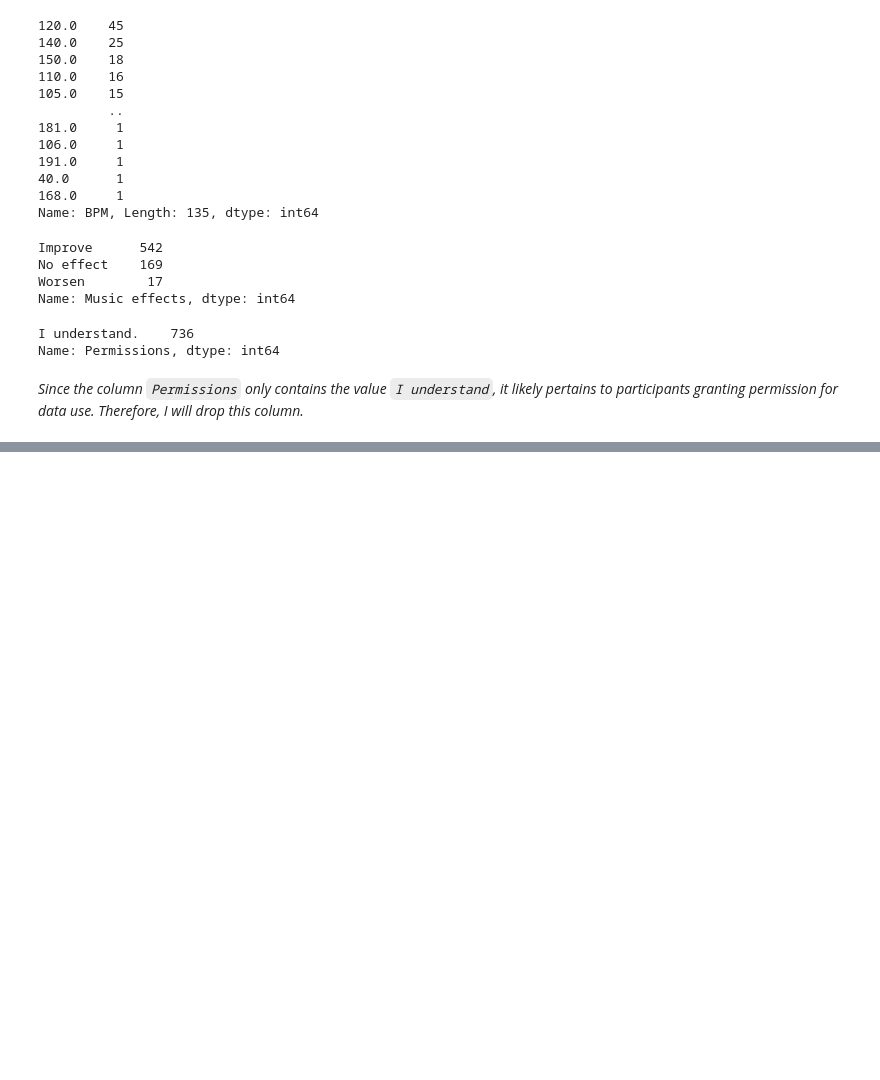
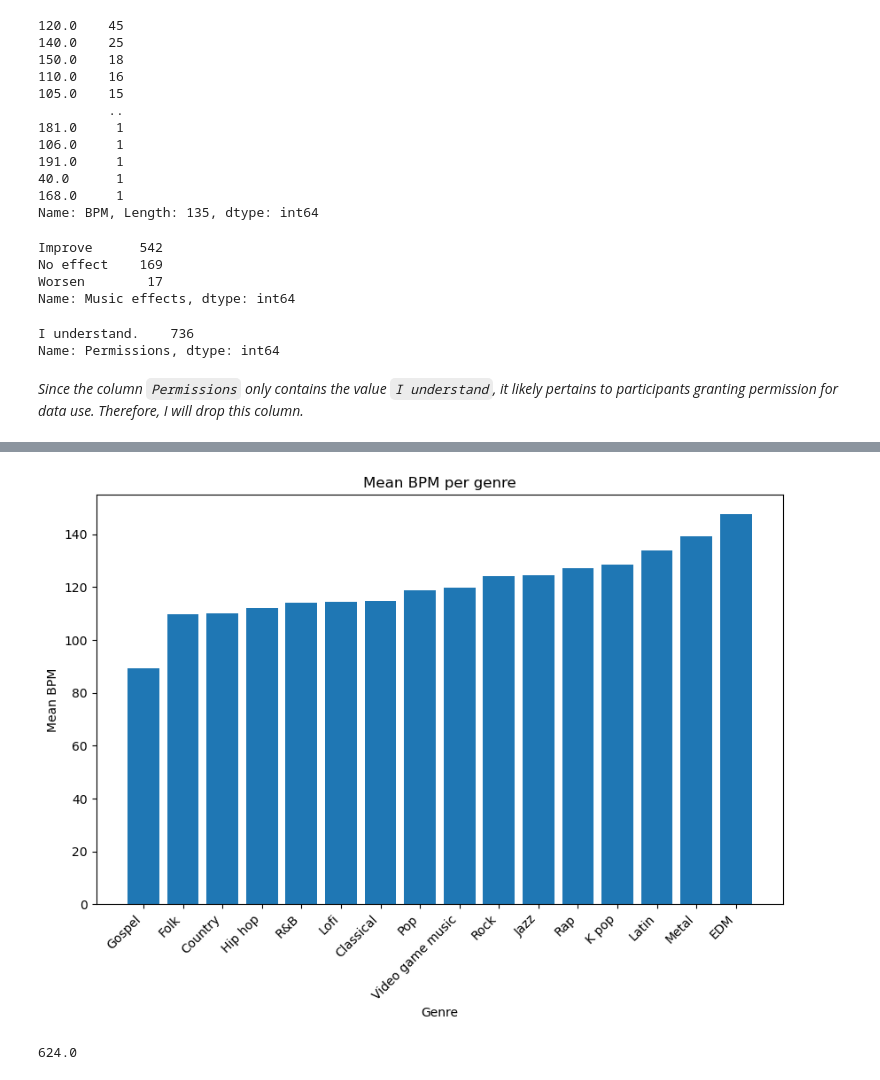
Before and after one commit to YahyaMOUDRIK/Students_Mental_Health_And_Music_Effects_Project, a Jupyter notebook: Students' Mental Health Project - Cleaning.ipynb, the cells around one changed output, grey strips where cells are left out. Drawn from its saved outputs; the diff is of its cells as text; code cells hidden in the pictures; blank space fills up the shorter version.

```diff
--- a/Students' Mental Health Project - Cleaning.ipynb
+++ b/Students' Mental Health Project - Cleaning.ipynb
@@ -317,0 +506,18 @@ Name: Permissions, dtype: int64
+# %%
+#Replace 999999999.0
+game_music_df = df2.loc[(df2['Fav genre'] == 'Video game music') & (df2['BPM'] != 999999999.0)]
+df2['BPM'] = df2['BPM'].replace(999999999.0, game_music_df.BPM.mean())
+df2_age_24['BPM'] = df2_age_24['BPM'].replace(999999999.0, game_music_df.BPM.mean())
+# %%
+#Fill null values in 'BPM'
+Avg_BPM_per_genre = {genre : round(df2.loc[df2['Fav genre'] == genre]['BPM'].mean(),2) for genre in set(df2['Fav genre'].values)}
+df2['BPM'] = df2.groupby('Fav genre')['BPM'].transform(lambda x: x.fillna(Avg_BPM_per_genre[x.name]))
+df2_age_24['BPM'] = df2_age_24.groupby('Fav genre')['BPM'].transform(lambda x: x.fillna(Avg_BPM_per_genre[x.name]))
+# %%
+#Replace 'I do not use a streaming service' with 'None'
+df2['Primary streaming service']= df2['Primary streaming service'].replace('I do not use a streaming service.', 'None')
+df2_age_24['Primary streaming service']= df2_age_24['Primary streaming service'].replace('I do not use a streaming service.', 'None')
+# %%
+#Replace 'Other streaming service'
+df2['Primary streaming service']= df2['Primary streaming service'].replace('Other streaming service', 'Other')
+df2_age_24['Primary streaming service']= df2_age_24['Primary streaming service'].replace('Other streaming service.', 'Other')
@@ -317,0 +550,15 @@ Name: Permissions, dtype: int64
+# %%
+genre_bpm_mean = df2.groupby('Fav genre')['BPM'].mean().sort_values()
+plt.figure(figsize=(10,6))
+plt.bar( genre_bpm_mean.index, genre_bpm_mean)
+plt.xticks(rotation=45, ha='right')
+plt.xlabel('Genre')
+plt.ylabel('Mean BPM')
+plt.title("Mean BPM per genre")
+plt.show()
+# %% [output]
+[figure, added]
+# %%
+df2.BPM.max()
+# %% [output]
+624.0
```
Also changed, not shown: parts of 29 cells of this notebook.
